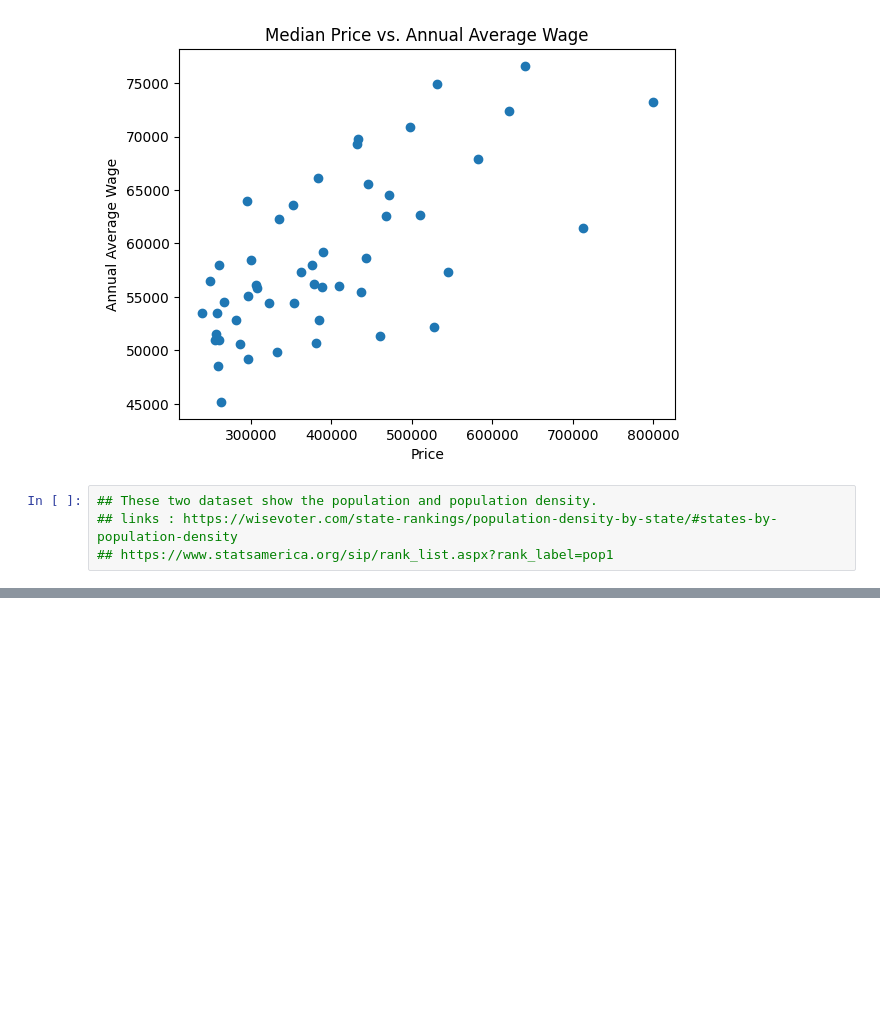
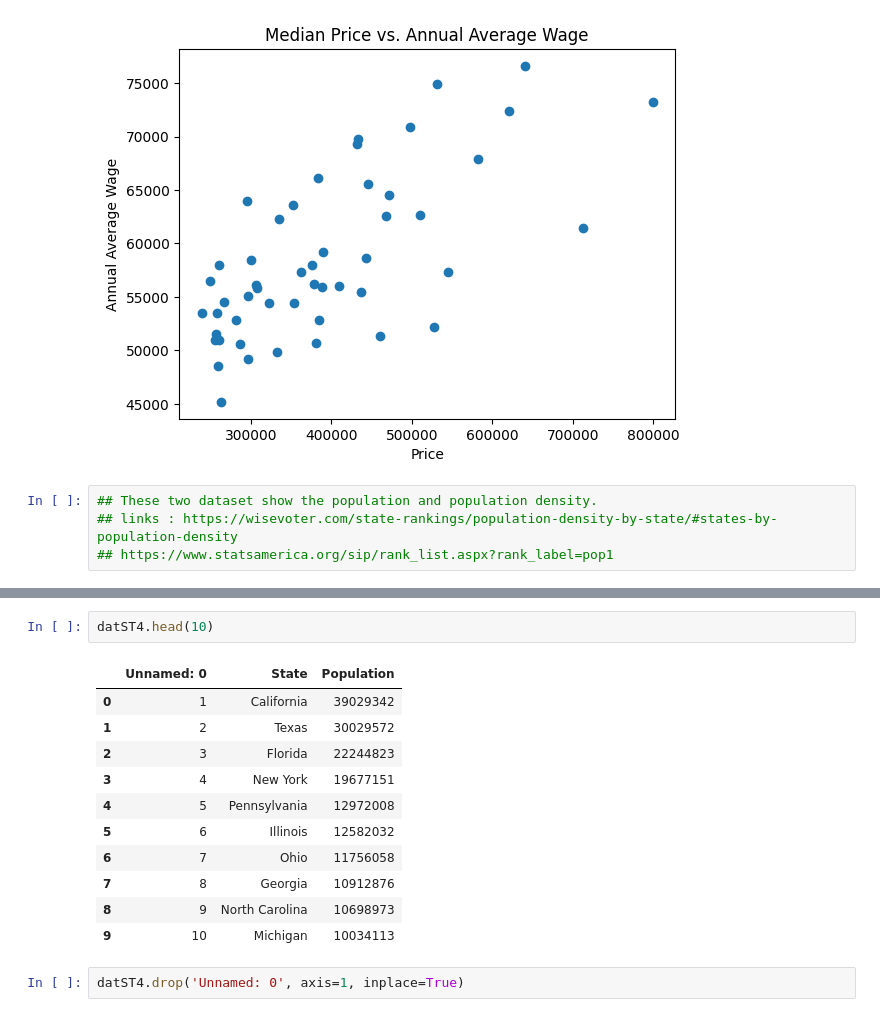
Before and after one commit to jmccahill5/datman, a Jupyter notebook: PS3.ipynb, the cells around one changed output, grey strips where cells are left out. Cells and saved outputs as stored; diff of their text form; blank space fills up the shorter version.

Commit message:
on the state data

```diff
--- a/PS3.ipynb
+++ b/PS3.ipynb
@@ -402,0 +401,16 @@ UnicodeDecodeError: ignored
+# %%
+datST4.head(10)
+# %% [output]
+|  | Unnamed: 0 | State | Population |
+| 0 | 1 | California | 39029342 |
+| 1 | 2 | Texas | 30029572 |
+| 2 | 3 | Florida | 22244823 |
+| 3 | 4 | New York | 19677151 |
+| 4 | 5 | Pennsylvania | 12972008 |
+| 5 | 6 | Illinois | 12582032 |
+| 6 | 7 | Ohio | 11756058 |
+| 7 | 8 | Georgia | 10912876 |
+| 8 | 9 | North Carolina | 10698973 |
+| 9 | 10 | Michigan | 10034113 |
+# %%
+datST4.drop('Unnamed: 0', axis=1, inplace=True)
```
Also changed, not shown: parts of 9 cells of this notebook.
